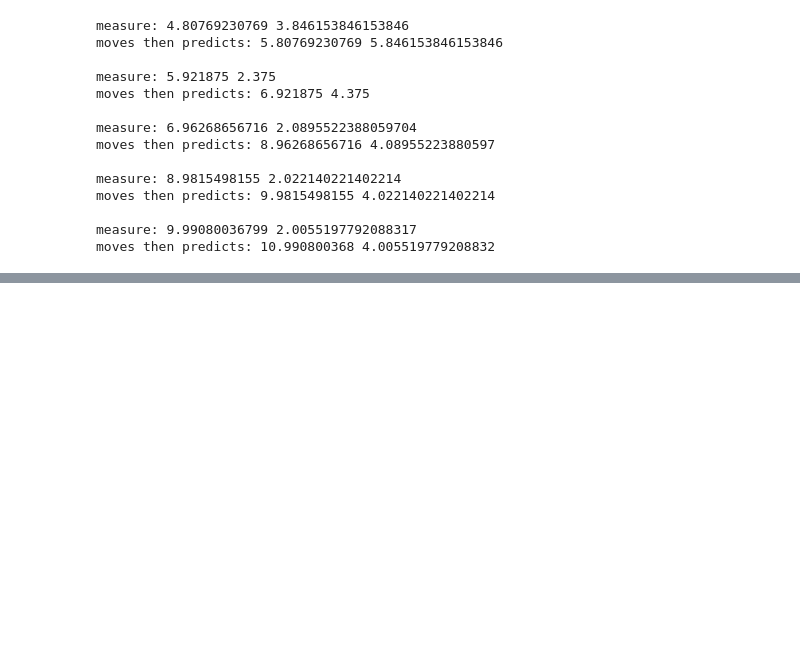
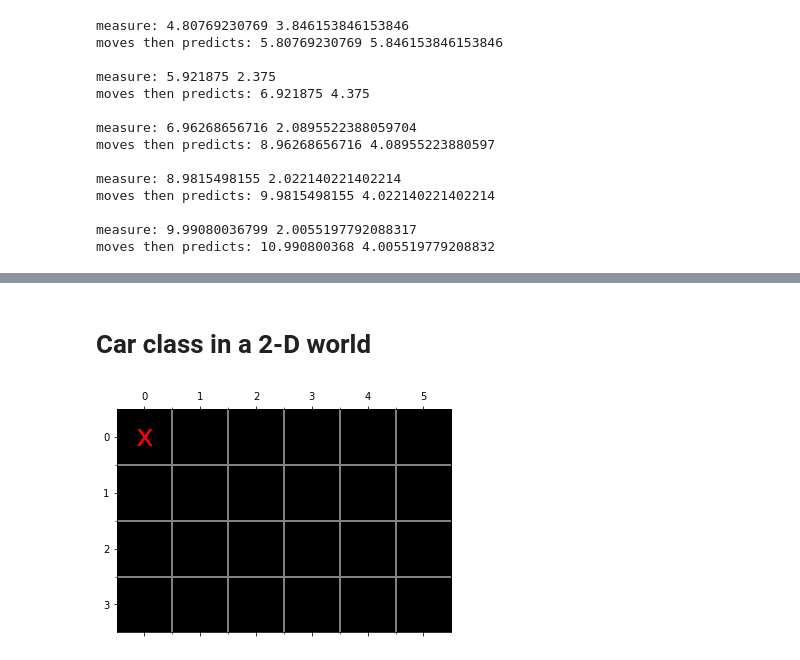
Before and after one commit to vincefav/bayes, a Jupyter notebook: Probability.ipynb, the cells around one changed output, grey strips where cells are left out. Saved outputs shown, nothing was run; the diff lists cells and outputs as text; code cells hidden in the pictures; blank space fills up the shorter version.

```diff
--- a/Probability.ipynb
+++ b/Probability.ipynb
@@ -1043,0 +1065,7 @@ moves then predicts: 10.990800368 4.005519779208832
+# %%
+velocity = 100
+dt = 2
+acceleration = -20
+displacement = velocity*dt + 0.5*acceleration*dt**2
+
+displacement
@@ -1043,0 +1084,11 @@ moves then predicts: 10.990800368 4.005519779208832
+# %%
+dt  = 10
+vi  = 100 # initial velocity
+acc = 10  # acceleration
+
+for t in range(dt+1):
+    A1 = vi * t
+    #A2 = 0.5 * (t*acc) * t
+    A2 = 0.5 * acc * t**2
+    displacement = A1 + A2
+    print(t, displacement)
@@ -1043,0 +1107,2 @@ moves then predicts: 10.990800368 4.005519779208832
+# %% [markdown]
+# Car class in a 2-D world
@@ -1043,0 +1275,15 @@ moves then predicts: 10.990800368 4.005519779208832
+# %%
+# Create a 2D world of 0's
+height = 4
+width = 6
+world = np.zeros((height, width))
+
+# Define the initial car state
+initial_position = [0, 0] # [y, x] (top-left corner)
+velocity = [0, 1] # [vy, vx] (moving to the right)
+
+# Create a car with initial params
+carla = Car(initial_position, velocity, world)
+carla.display_world()
+# %% [output]
+[figure, added]
```
Also changed, not shown: parts of 17 cells of this notebook.
